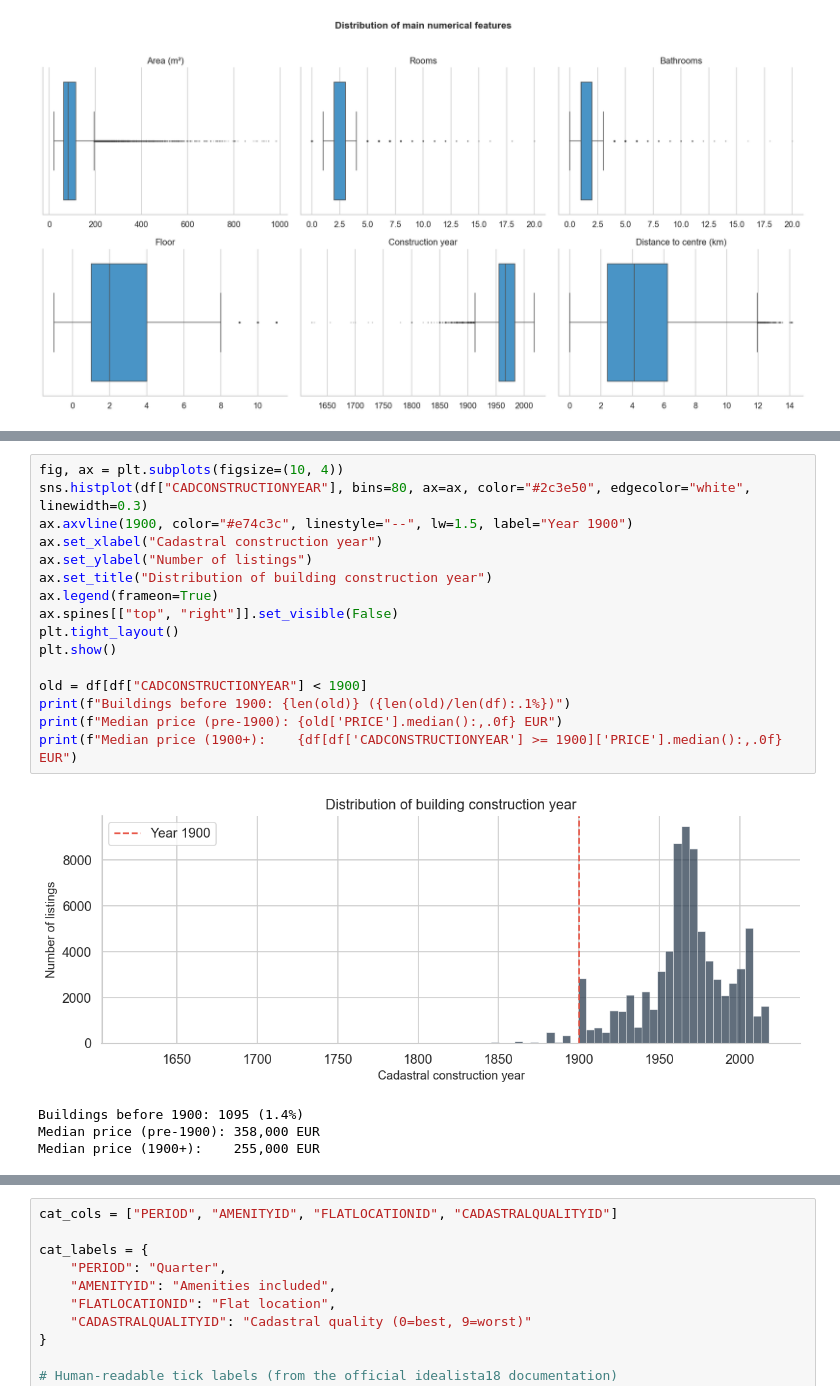
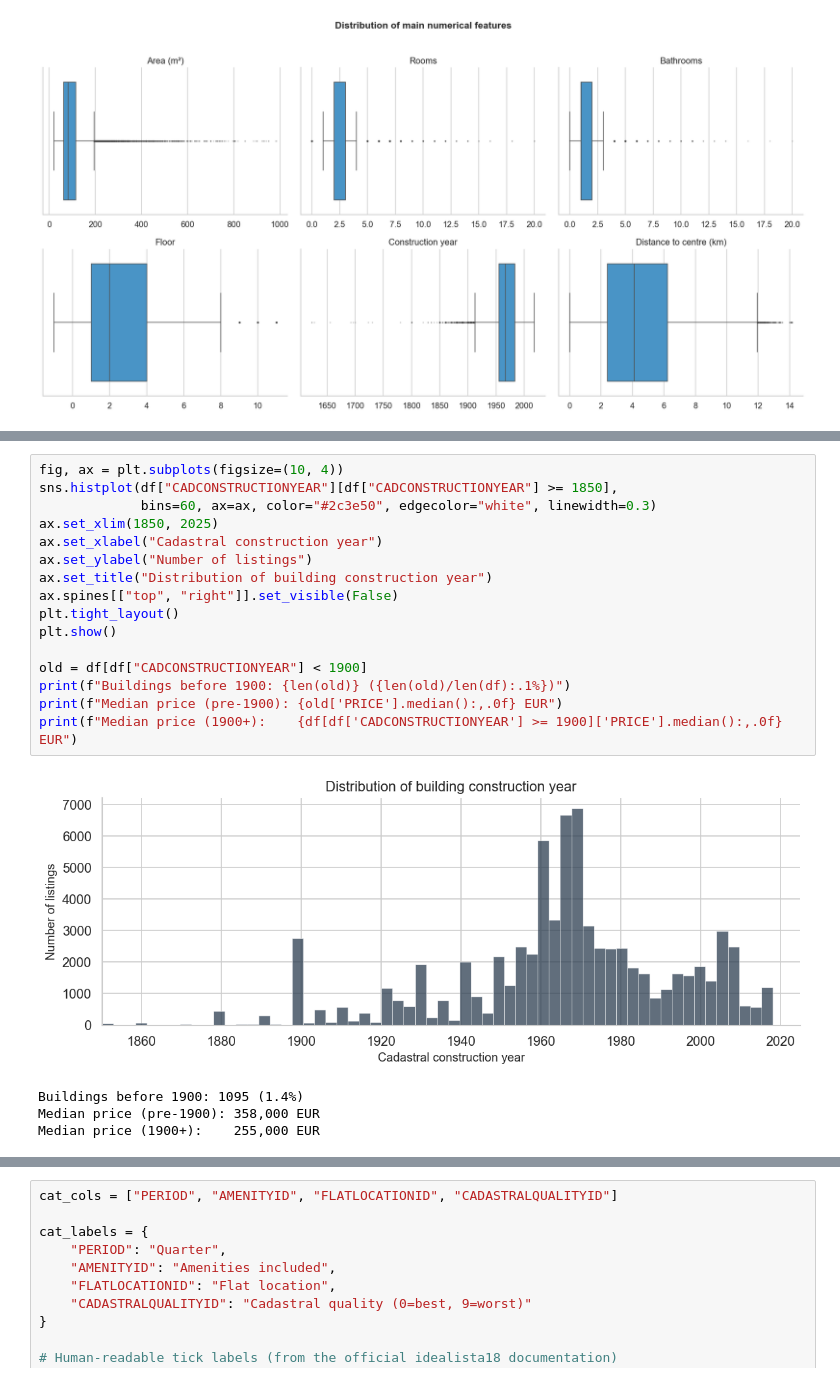
Before and after one commit to PabloMonteroRuiz/machine-learning-airbnb, a Jupyter notebook: notebooks/02_distributions_and_outliers.ipynb, the cells around one changed output, grey strips where cells are left out. Drawn from its saved outputs; the diff is of its cells as text.

```diff
--- a/notebooks/02_distributions_and_outliers.ipynb
+++ b/notebooks/02_distributions_and_outliers.ipynb
@@ -209,21 +214,21 @@ max                  10.908814
 # %%
 fig, ax = plt.subplots(figsize=(10, 4))
-sns.histplot(df["CADCONSTRUCTIONYEAR"], bins=80, ax=ax, color="#2c3e50", edgecolor="white", linewidth=0.3)
-ax.axvline(1900, color="#e74c3c", linestyle="--", lw=1.5, label="Year 1900")
+sns.histplot(df["CADCONSTRUCTIONYEAR"][df["CADCONSTRUCTIONYEAR"] >= 1850],
+             bins=60, ax=ax, color="#2c3e50", edgecolor="white", linewidth=0.3)
+ax.set_xlim(1850, 2025)
 ax.set_xlabel("Cadastral construction year")
 ax.set_ylabel("Number of listings")
 ax.set_title("Distribution of building construction year")
-ax.legend(frameon=True)
 ax.spines[["top", "right"]].set_visible(False)
 plt.tight_layout()
 plt.show()
 
 old = df[df["CADCONSTRUCTIONYEAR"] < 1900]
 print(f"Buildings before 1900: {len(old)} ({len(old)/len(df):.1%})")
 print(f"Median price (pre-1900): {old['PRICE'].median():,.0f} EUR")
 print(f"Median price (1900+):    {df[df['CADCONSTRUCTIONYEAR'] >= 1900]['PRICE'].median():,.0f} EUR")
 # %% [output]
-[figure, old version]
+[figure, new version]
 Buildings before 1900: 1095 (1.4%)
 Median price (pre-1900): 358,000 EUR
 Median price (1900+):    255,000 EUR
```
Also changed, not shown: parts of 16 cells of this notebook, 4 other files.
